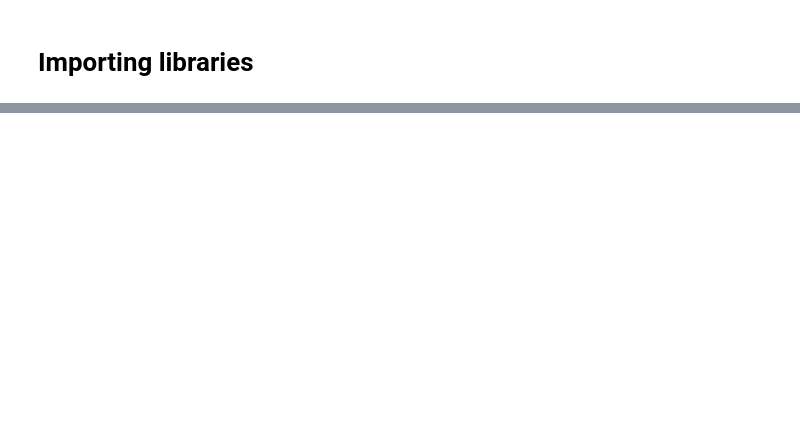
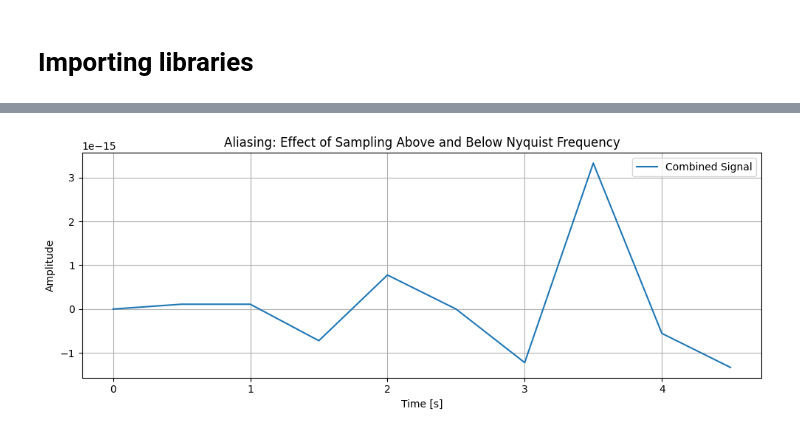
Before and after one commit to oceanicos/oceanicospy, a Jupyter notebook: examples/reading_field_data.ipynb, the cells around one changed output, grey strips where cells are left out. Cells and saved outputs as stored; diff of their text form; code cells hidden in the pictures; blank space fills up the shorter version.

```diff
--- a/examples/reading_field_data.ipynb
+++ b/examples/reading_field_data.ipynb
@@ -60,0 +106,26 @@ date
+# %%
+import numpy as np
+
+# Simulate a signal with two frequencies: one below and one above the Nyquist frequency
+fs = 2  # Sampling frequency in Hz
+t = np.arange(0, 5, 1/fs)  # 5 seconds of data
+
+f1 = 0.7  # Hz, below Nyquist (fs/2 = 1 Hz)
+f2 = 1.3  # Hz, above Nyquist
+
+signal = np.sin(2 * np.pi * f1 * t) + np.sin(2 * np.pi * f2 * t)
+
+plt.figure(figsize=(10, 4))
+plt.plot(t, signal, label='Combined Signal')
+plt.title('Aliasing: Effect of Sampling Above and Below Nyquist Frequency')
+plt.xlabel('Time [s]')
+plt.ylabel('Amplitude')
+plt.legend()
+plt.grid(True)
+plt.tight_layout()
+plt.savefig('../docs/images/nyquist_example.png', dpi=300)
+plt.show()
+
+# Explanation: The 1.3 Hz component (above Nyquist) will appear as a lower frequency (aliasing).
+# %% [output]
+[figure, added]
```
Also changed, not shown: parts of 5 cells of this notebook, 4 other files.
